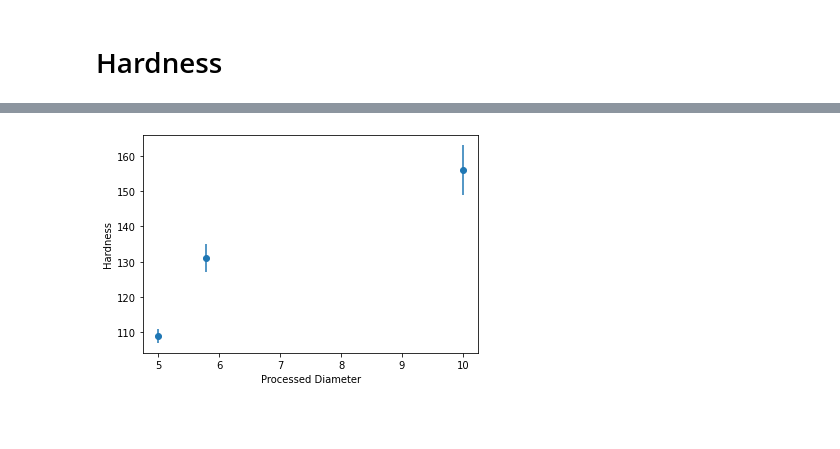
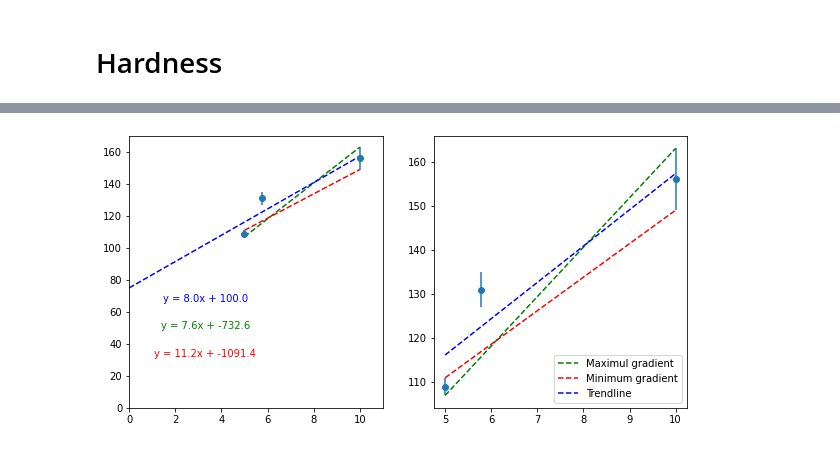
Before and after one commit to charlieblindsay/materials-laboratory, a Jupyter notebook: main.ipynb, the cells around one changed output, grey strips where cells are left out. Cells and saved outputs as stored; diff of their text form; code cells hidden in the pictures; blank space fills up the shorter version.

```diff
--- a/main.ipynb
+++ b/main.ipynb
@@ -196,11 +203,51 @@ hardness_dict
-# %%
-x = [hardness_dict[metal]['Processed Diameter'] for metal in hardness_dict]
-y = [hardness_dict[metal]['Average Hardness'] for metal in hardness_dict]
-hardness_errors_list = [hardness_dict[metal]['Error in Hardness'] for metal in hardness_dict]
-# plt.scatter(x, y)
-plt.errorbar(x, y, yerr=hardness_errors_list, fmt='o')
-plt.ylabel('Hardness')
-plt.xlabel('Processed Diameter')
-plt.show()
-# %% [output]
-[figure, removed]
+# %%
+# x = [hardness_dict[metal]['Processed Diameter'] for metal in hardness_dict]
+# y = [hardness_dict[metal]['Average Hardness'] for metal in hardness_dict]
+# hardness_errors_list = [hardness_dict[metal]['Error in Hardness'] for metal in hardness_dict]
+# plt.errorbar(x, y, yerr=hardness_errors_list, fmt='o')
+# plt.ylabel('Hardness')
+# plt.xlabel('Processed Diameter')
+# plt.xlim(0, 11)
+# plt.ylim(0, 170)
+# plt.show()
+
+x = [hardness_dict[metal]['Processed Diameter'] for metal in hardness_dict]
+y = [hardness_dict[metal]['Average Hardness'] for metal in hardness_dict]
+hardness_errors_list = [hardness_dict[metal]['Error in Hardness'] for metal in hardness_dict]
+
+max_min_x = [x[0], x[-1]]
+min_y = [y[0] + hardness_errors_list[0], y[-1] - hardness_errors_list[-1]]
+max_y = [y[0] - hardness_errors_list[0], y[-1] + hardness_errors_list[-1]]
+
+min_m = (min_y[-1] - min_y[0]) / (max_min_x[-1] - max_min_x[0])
+max_m = (max_y[-1] - max_y[0]) / (max_min_x[-1] - max_min_x[0])
+
+min_c = min_y[0] - min_m * min_y[0]
+max_c = max_y[0] - max_m * max_y[0]
+
+fig, axs = plt.subplots(1, 2, figsize=(10, 5))
+
+
+
+for i in range(2):
+    axs[i].errorbar(x, y, yerr=hardness_errors_list, fmt='o')
+    axs[i].plot(max_min_x, max_y, linestyle='dashed', label='Maximul gradient', color='green')
+    axs[i].plot(max_min_x, min_y, linestyle='dashed', label='Minimum gradient', color='red')
+
+    p1 = np.poly1d(np.polyfit(x, y, 1))
+    if i == 0:
+        polyomial_input_array = np.linspace(0, x[-1], 1000)
+        axs[i].text(0.3, 0.4, f'y = {np.round(p1[1], 0)}x + {np.round(p1[0],-2)}', color='blue', horizontalalignment='center', verticalalignment='center', transform=axs[i].transAxes)
+        axs[i].text(0.3, 0.3, f'y = {np.round(min_m, 1)}x + {np.round(min_c,1)}', color='green', horizontalalignment='center', verticalalignment='center', transform=axs[i].transAxes)
+        axs[i].text(0.3, 0.2, f'y = {np.round(max_m, 1)}x + {np.round(max_c,1)}', color='red', horizontalalignment='center', verticalalignment='center', transform=axs[i].transAxes)
+    if i == 1:
+        polyomial_input_array = np.linspace(x[0], x[-1], 1000)
+    axs[i].plot(polyomial_input_array, p1(polyomial_input_array), linestyle='dashed', c = 'blue', label='Trendline')
+axs[0].set_xlim(0, 11)
+axs[0].set_ylim(0, 170)
+
+axs[1].legend(loc='lower right')
+
+plt.show()
+# %% [output]
+[figure, added]
```
Also changed, not shown: parts of 5 cells of this notebook.
